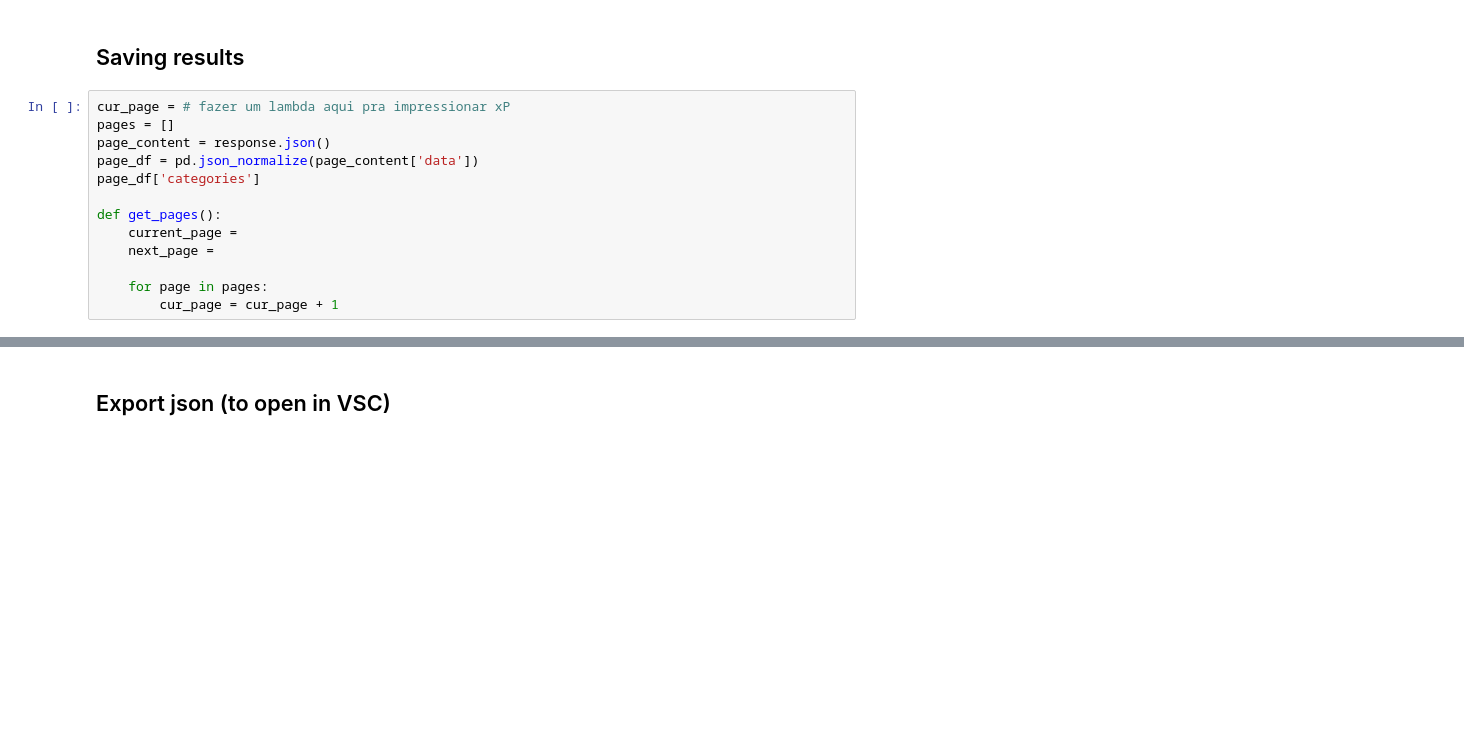
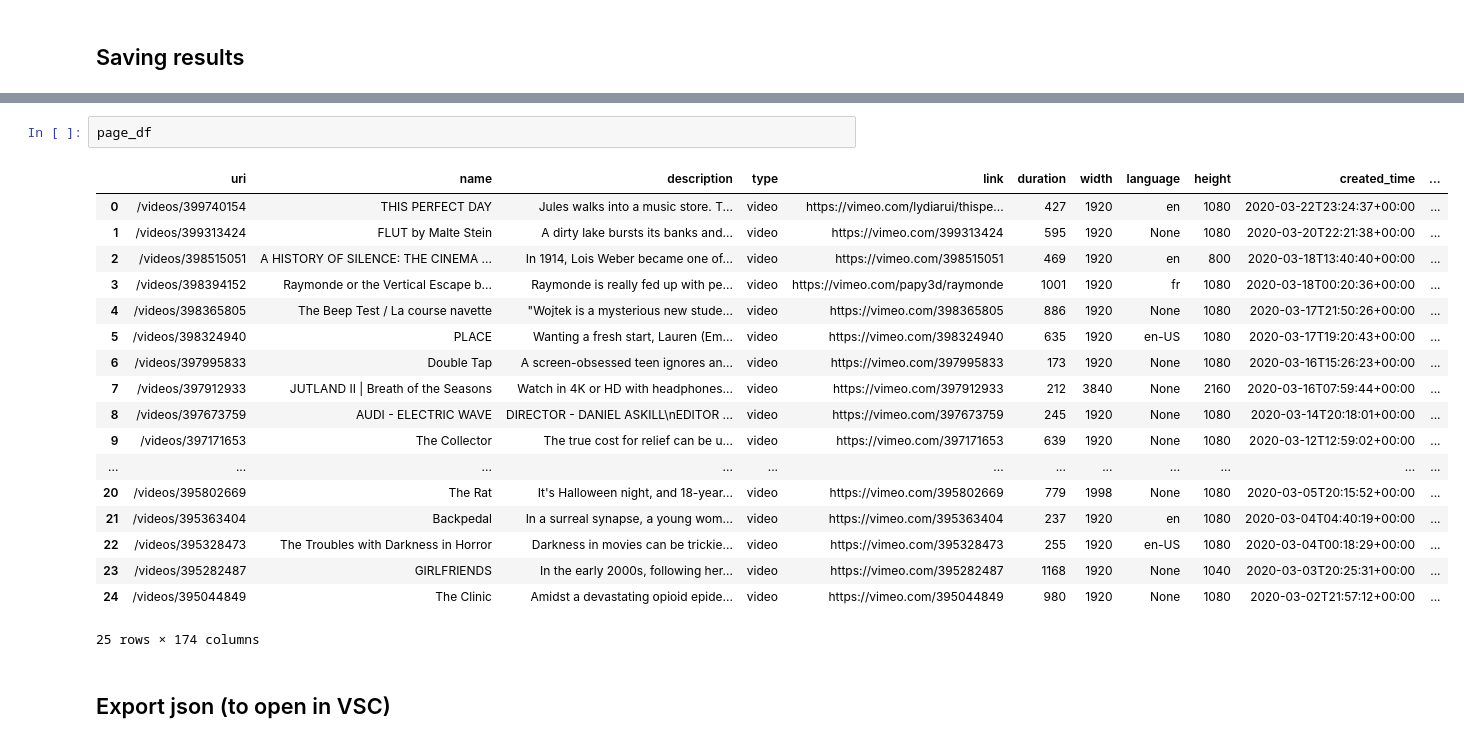
Before and after one commit to evefalcao/hw_api-webscrapping, a Jupyter notebook: project-3_api_and_web_scraping.ipynb, the cells around one changed output, grey strips where cells are left out. Saved outputs shown, nothing was run; the diff lists cells and outputs as text; blank space fills up the shorter version.

```diff
--- a/project-3_api_and_web_scraping.ipynb
+++ b/project-3_api_and_web_scraping.ipynb
@@ -47,16 +47,3 @@ vimeo_page
 * Get useful data (name, link, release_time, plays (?), tags, categories)
 # %% [markdown]
 ## Saving results
-# %%
-cur_page = # fazer um lambda aqui pra impressionar xP
-pages = []
-page_content = response.json()
-page_df = pd.json_normalize(page_content['data'])
-page_df['categories']
-
-def get_pages():
-    current_page =
-    next_page =
-
-    for page in pages:
-        cur_page = cur_page + 1
@@ -63,3 +105,24 @@ def get_pages():
+# %%
+page_df
+# %% [output]
+|  | uri | name | description | type | link | duration | width | language | height | created_time | ... |
+| 0 | /videos/399740154 | THIS PERFECT DAY | Jules walks into a music store. T... | video | https://vimeo.com/lydiarui/thispe... | 427 | 1920 | en | 1080 | 2020-03-22T23:24:37+00:00 | ... |
+| 1 | /videos/399313424 | FLUT by Malte Stein | A dirty lake bursts its banks and... | video | https://vimeo.com/399313424 | 595 | 1920 | None | 1080 | 2020-03-20T22:21:38+00:00 | ... |
+| 2 | /videos/398515051 | A HISTORY OF SILENCE: THE CINEMA ... | In 1914, Lois Weber became one of... | video | https://vimeo.com/398515051 | 469 | 1920 | en | 800 | 2020-03-18T13:40:40+00:00 | ... |
+| 3 | /videos/398394152 | Raymonde or the Vertical Escape b... | Raymonde is really fed up with pe... | video | https://vimeo.com/papy3d/raymonde | 1001 | 1920 | fr | 1080 | 2020-03-18T00:20:36+00:00 | ... |
+| 4 | /videos/398365805 | The Beep Test / La course navette | "Wojtek is a mysterious new stude... | video | https://vimeo.com/398365805 | 886 | 1920 | None | 1080 | 2020-03-17T21:50:26+00:00 | ... |
+| 5 | /videos/398324940 | PLACE | Wanting a fresh start, Lauren (Em... | video | https://vimeo.com/398324940 | 635 | 1920 | en-US | 1080 | 2020-03-17T19:20:43+00:00 | ... |
+| 6 | /videos/397995833 | Double Tap | A screen-obsessed teen ignores an... | video | https://vimeo.com/397995833 | 173 | 1920 | None | 1080 | 2020-03-16T15:26:23+00:00 | ... |
+| 7 | /videos/397912933 | JUTLAND II | Breath of the Seasons | Watch in 4K or HD with headphones... | video | https://vimeo.com/397912933 | 212 | 3840 | None | 2160 | 2020-03-16T07:59:44+00:00 | ... |
+| 8 | /videos/397673759 | AUDI - ELECTRIC WAVE | DIRECTOR - DANIEL ASKILL\nEDITOR ... | video | https://vimeo.com/397673759 | 245 | 1920 | None | 1080 | 2020-03-14T20:18:01+00:00 | ... |
+| 9 | /videos/397171653 | The Collector | The true cost for relief can be u... | video | https://vimeo.com/397171653 | 639 | 1920 | None | 1080 | 2020-03-12T12:59:02+00:00 | ... |
+| ... | ... | ... | ... | ... | ... | ... | ... | ... | ... | ... | ... |
+| 20 | /videos/395802669 | The Rat | It's Halloween night, and 18-year... | video | https://vimeo.com/395802669 | 779 | 1998 | None | 1080 | 2020-03-05T20:15:52+00:00 | ... |
+| 21 | /videos/395363404 | Backpedal | In a surreal synapse, a young wom... | video | https://vimeo.com/395363404 | 237 | 1920 | en | 1080 | 2020-03-04T04:40:19+00:00 | ... |
+| 22 | /videos/395328473 | The Troubles with Darkness in Horror | Darkness in movies can be trickie... | video | https://vimeo.com/395328473 | 255 | 1920 | en-US | 1080 | 2020-03-04T00:18:29+00:00 | ... |
+| 23 | /videos/395282487 | GIRLFRIENDS | In the early 2000s, following her... | video | https://vimeo.com/395282487 | 1168 | 1920 | None | 1040 | 2020-03-03T20:25:31+00:00 | ... |
+| 24 | /videos/395044849 | The Clinic | Amidst a devastating opioid epide... | video | https://vimeo.com/395044849 | 980 | 1920 | None | 1080 | 2020-03-02T21:57:12+00:00 | ... |
+25 rows × 174 columns
 # %% [markdown]
 ## Export json (to open in VSC)
 # %%
```
Also changed, not shown: parts of 3 cells of this notebook.
